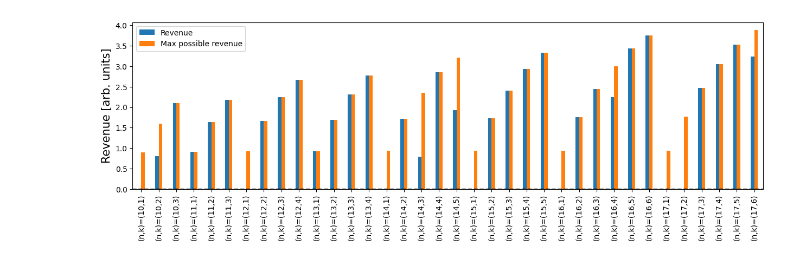
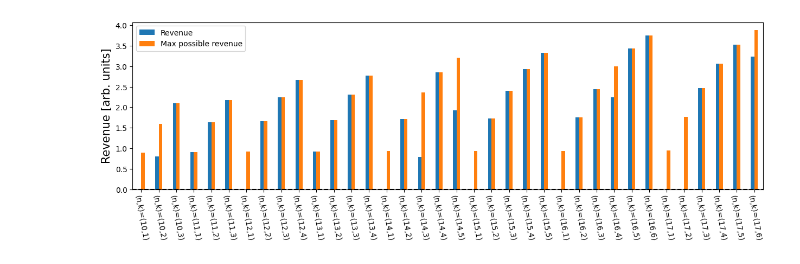
Before and after one commit to seba2390/RandomizedAlgorithms2023, a Jupyter notebook: Project 3/main.ipynb, the cells around one changed output. Saved outputs shown, nothing was run; the diff lists cells and outputs as text; code cells hidden in the pictures.

```diff
--- a/Project 3/main.ipynb
+++ b/Project 3/main.ipynb
@@ -30,20 +30,20 @@ for N in tqdm(range(N_min,N_max)):
 # %%
 fig, ax = plt.subplots(1,1,figsize=(15,4))
 trials = np.array([i+1 for i in range(len(standard_revenues))])
 
 width = 0.2
 ax.bar(trials - width/2,standard_revenues,width,label="Revenue")
 ax.bar(trials + width/2,max_revenue,width,label="Max possible revenue")
 ax.hlines(0,0.5,np.max(trials)+0.5,color='black',ls='--')
 
 ax.set_xlim(0.5,np.max(trials)+0.5)
 ax.set_ylabel("Revenue [arb. units]",size=15)
 
 ax.set_xticks(trials)
 x_tick_labels = ["(n,k)="f"({n_vals[i]},{k_vals[i]})" for i in range(len(trials))]
-ax.set_xticklabels(x_tick_labels, rotation=90)
+ax.set_xticklabels(x_tick_labels, rotation=280)
 
 ax.legend()
 plt.show()
 # %% [output]
-[figure, old version]
+[figure, new version]
```
